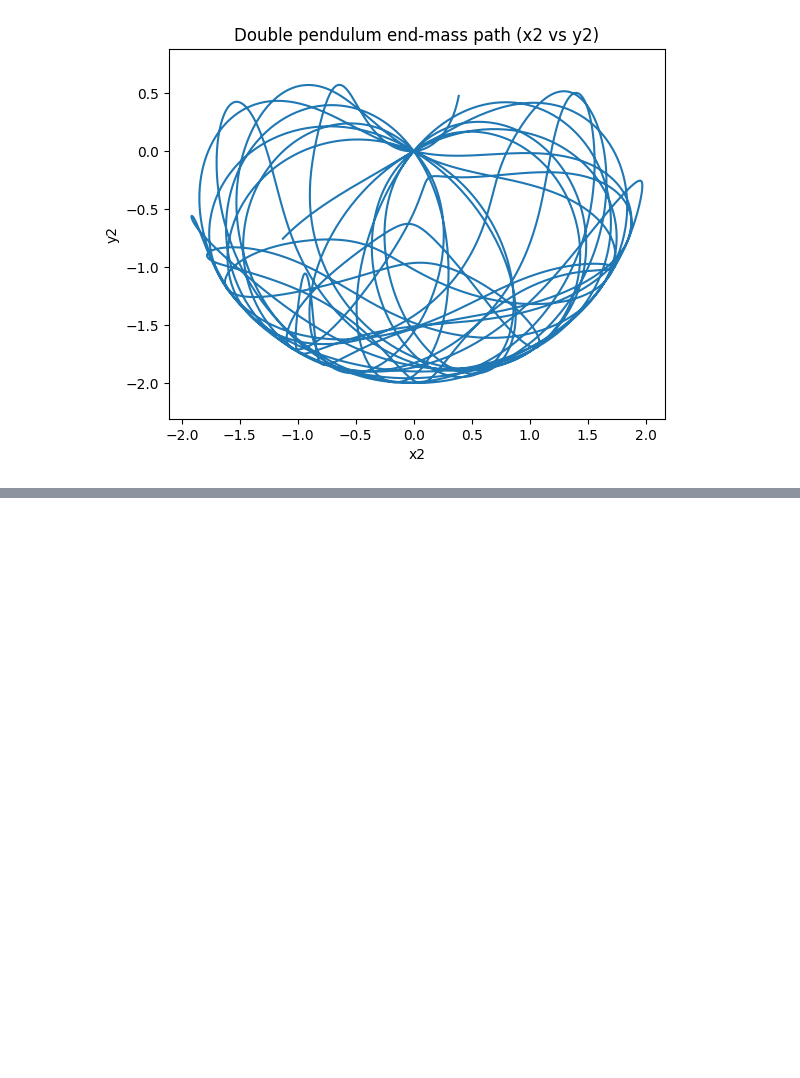
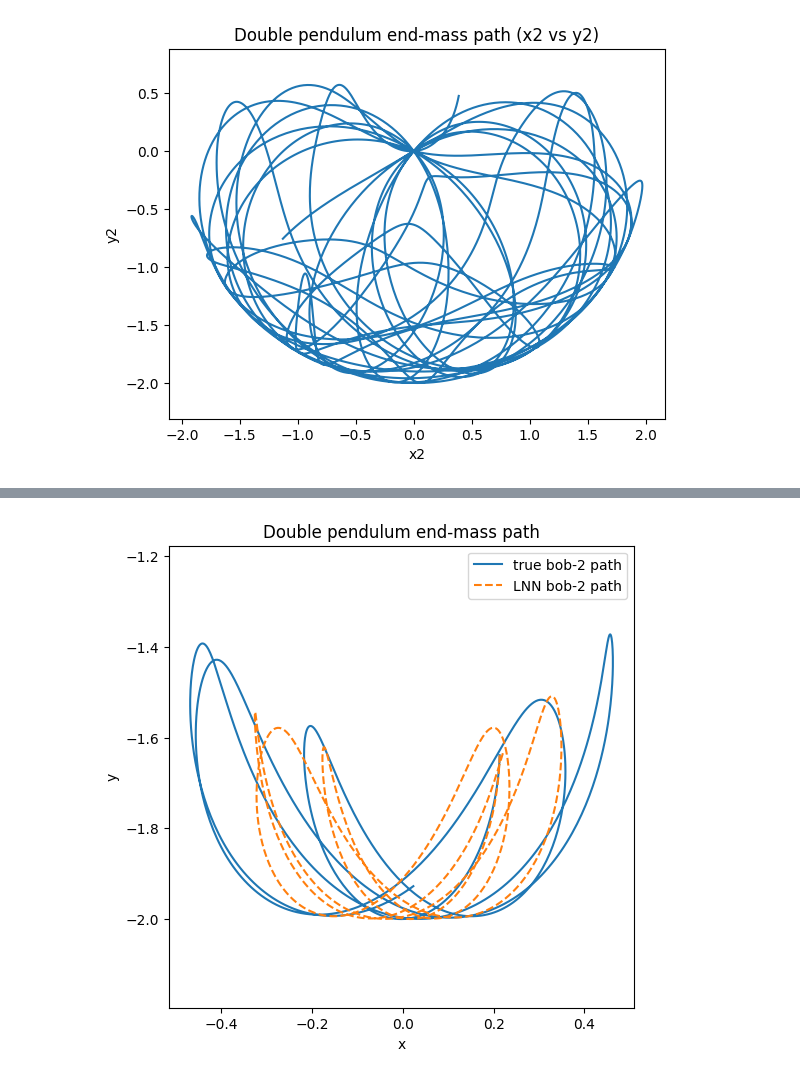
Before and after one commit to kris-gaudel/pinn, a Jupyter notebook: models/lagrangian_nn.ipynb, the cells around one changed output, grey strips where cells are left out. Cells and saved outputs as stored; diff of their text form; code cells hidden in the pictures; blank space fills up the shorter version.

```diff
--- a/models/lagrangian_nn.ipynb
+++ b/models/lagrangian_nn.ipynb
@@ -245,0 +552,15 @@ Val:   (25498, 4) (25498, 2)
+# %%
+x1_true, y1_true, x2_true, y2_true = angles_to_xy(true_traj, params)
+x1_pred, y1_pred, x2_pred, y2_pred = angles_to_xy(pred_traj, params)
+
+plt.figure(figsize=(6, 6))
+plt.plot(x2_true, y2_true, label="true bob-2 path")
+plt.plot(x2_pred, y2_pred, "--", label="LNN bob-2 path")
+plt.xlabel("x")
+plt.ylabel("y")
+plt.title("Double pendulum end-mass path")
+plt.axis("equal")
+plt.legend()
+plt.show()
+# %% [output]
+[figure, added]
```
Also changed, not shown: parts of 14 cells of this notebook.
